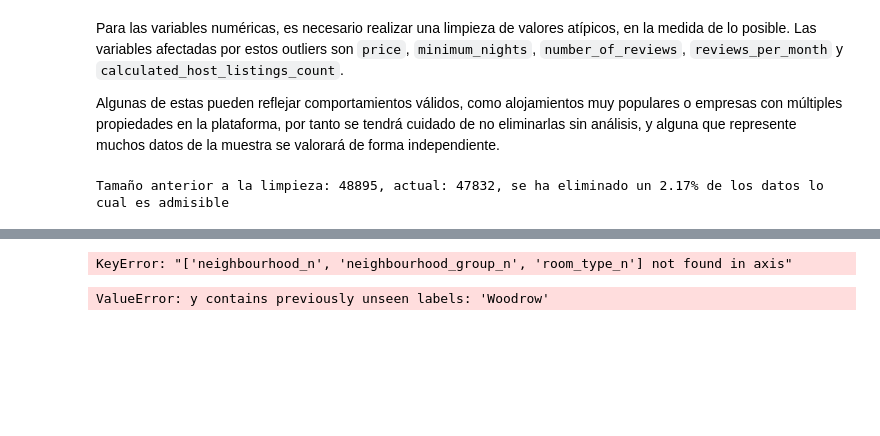
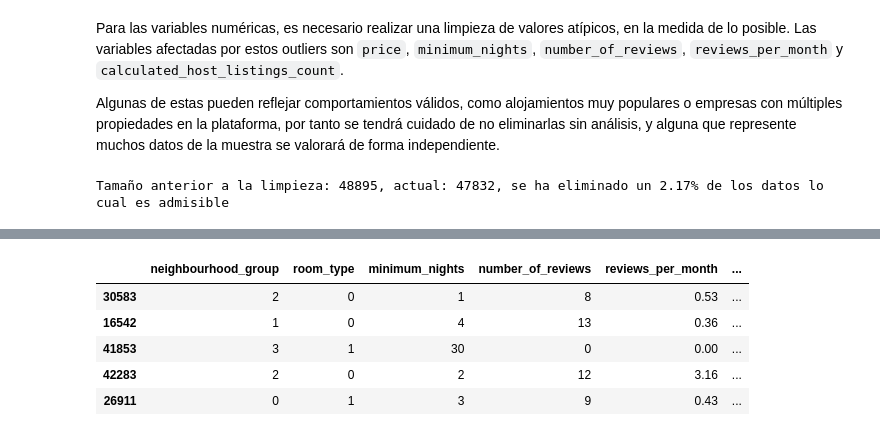
Before and after one commit to SSergito/basic-template-EDA-n-analysis, a Jupyter notebook: src/explore.ipynb, the cells around one changed output, grey strips where cells are left out. Drawn from its saved outputs; the diff is of its cells as text; code cells hidden in the pictures; blank space fills up the shorter version.

```diff
--- a/src/explore.ipynb
+++ b/src/explore.ipynb
@@ -372,37 +370,36 @@ from sklearn.model_selection import train_test_split
 from sklearn.preprocessing import LabelEncoder
 
 # Elimino las columnas que habia creado antes con pd.factorize
-df_imp = df_imp.drop(["neighbourhood_n", "neighbourhood_group_n", "room_type_n"], axis=1)
+df_imp = df_imp.drop(["neighbourhood_group_n", "room_type_n"], axis=1)
 
 X = df_imp.drop("price", axis = 1)
 y = df_imp["price"]
 
 X_train, X_test, y_train, y_test = train_test_split(X, y, test_size = 0.2, random_state = 42)
-# %% [output]
-KeyError: "['neighbourhood_n', 'neighbourhood_group_n', 'room_type_n'] not found in axis"
 # %%
 X_train_coded = X_train.copy()
 X_test_coded = X_test.copy()
 
 # instancio el encoder
-label_encoder_neig = LabelEncoder()
 label_encoder_neig_group = LabelEncoder()
 label_encoder_room = LabelEncoder()
 
 # entreno el encoder con los datos de entrenamiento
-label_encoder_neig.fit(X_train["neighbourhood"])
 label_encoder_neig_group.fit(X_train["neighbourhood_group"])
 label_encoder_room.fit(X_train["room_type"])
 
 # aplico el encoder en ambos
-X_train_coded["neighbourhood_coded"] = label_encoder_neig.transform(X_train['neighbourhood'])
-X_train_coded["neighbourhood_group_coded"] = label_encoder_neig_group.transform(X_train['neighbourhood_group'])
-X_train_coded["room_type_coded"] = label_encoder_room.transform(X_train['room_type'])
+X_train_coded["neighbourhood_group"] = label_encoder_neig_group.transform(X_train['neighbourhood_group'])
+X_train_coded["room_type"] = label_encoder_room.transform(X_train['room_type'])
 
-X_test_coded["neighbourhood_coded"] = label_encoder_neig.transform(X_test['neighbourhood'])
-X_test_coded["neighbourhood_group_coded"] = label_encoder_neig_group.transform(X_test['neighbourhood_group'])
-X_test_coded["room_type_coded"] = label_encoder_room.transform(X_test['room_type'])
+X_test_coded["neighbourhood_group"] = label_encoder_neig_group.transform(X_test['neighbourhood_group'])
+X_test_coded["room_type"] = label_encoder_room.transform(X_test['room_type'])
 
 X_train_coded.head()
 # %% [output]
-ValueError: y contains previously unseen labels: 'Woodrow'
+|  | neighbourhood_group | room_type | minimum_nights | number_of_reviews | reviews_per_month | ... |
+| 30583 | 2 | 0 | 1 | 8 | 0.53 | ... |
+| 16542 | 1 | 0 | 4 | 13 | 0.36 | ... |
+| 41853 | 3 | 1 | 30 | 0 | 0.00 | ... |
+| 42283 | 2 | 0 | 2 | 12 | 3.16 | ... |
+| 26911 | 0 | 1 | 3 | 9 | 0.43 | ... |
```
Also changed, not shown: parts of 3 cells of this notebook.
